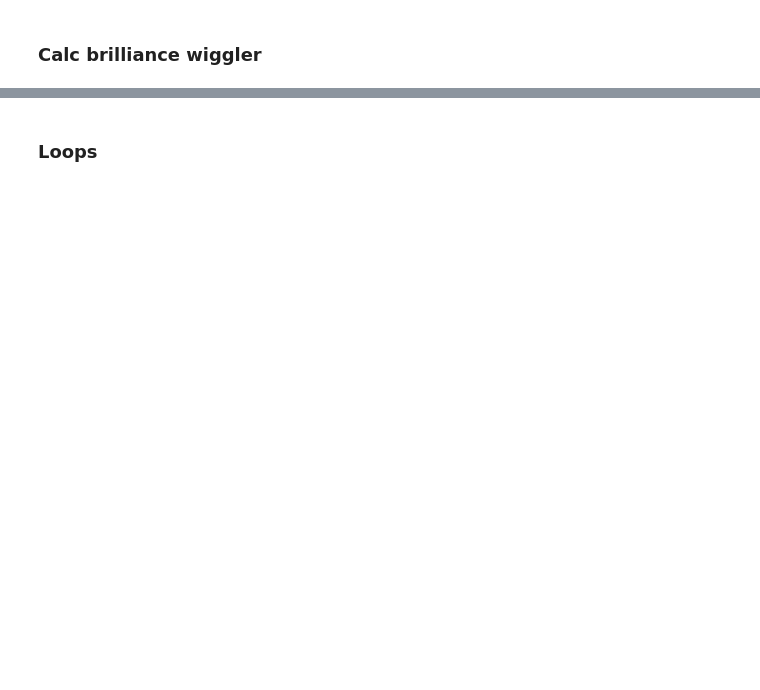
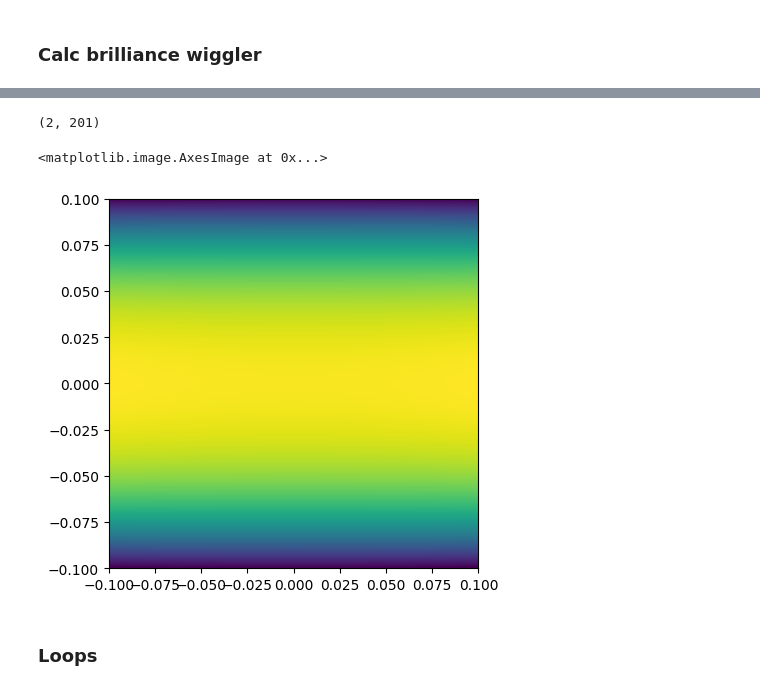
Before and after one commit to lnls-ids/spectrainterface, a Jupyter notebook: spectrainterface/tutorial_spectra_interface.ipynb, the cells around one changed output, grey strips where cells are left out. Cells and saved outputs as stored; diff of their text form; code cells hidden in the pictures; blank space fills up the shorter version.

Commit message:
add wiggler power calculations

```diff
--- a/spectrainterface/tutorial_spectra_interface.ipynb
+++ b/spectrainterface/tutorial_spectra_interface.ipynb
@@ -458,0 +427,31 @@ spectra.calc.run_calculation()
+# %%
+period = 180
+by_peak = 0.25
+length = 1
+gamma = 3e3/0.511
+
+spectra = SpectraInterface()
+spectra.accelerator.set_low_beta_section()
+
+spectra.calc.source_type = spectra.calc.SourceType.wiggler
+spectra.calc.method = spectra.calc.CalcConfigs.Method.far_field
+spectra.calc.indep_var = spectra.calc.CalcConfigs.Variable.mesh_xy
+spectra.calc.output_type = (
+    spectra.calc.CalcConfigs.Output.flux_density
+)
+spectra.calc.period = period
+spectra.calc.by_peak = by_peak
+spectra.calc.length = length
+spectra.calc.distance_from_source = 20
+spectra.accelerator.zero_emittance = True
+spectra.accelerator.zero_energy_spread = True
+# spectra.calc.observation_angle = [0, 0]
+# spectra.calc.energy_range = [1, 50000]
+# spectra.calc.energy_step = 20
+spectra.calc.x_range = [-0.1, 0.1]
+spectra.calc.y_range = [-0.1, 0.1]
+spectra.calc.x_nr_pts = 201
+spectra.calc.y_nr_pts = 201
+spectra.calc.target_energy = 1000
+spectra.calc.set_config()
+spectra.calc.run_calculation()
@@ -459,3 +460,16 @@ spectra.calc.run_calculation()
+# %%
+spectra.calc.output_variables.shape
+# %% [output]
+(2, 201)
+# %%
+x = spectra.calc.x
+y = spectra.calc.y
+
+power = spectra.calc.flux
+plt.imshow(power, extent=[x[0], x[-1], y[0], y[-1]])
+# %% [output]
+<matplotlib.image.AxesImage at 0x...>
+[figure, added]
 # %%
 plt.yscale('log')
 plt.xscale('log')
```
Also changed, not shown: parts of 12 cells of this notebook, 2 other files.
